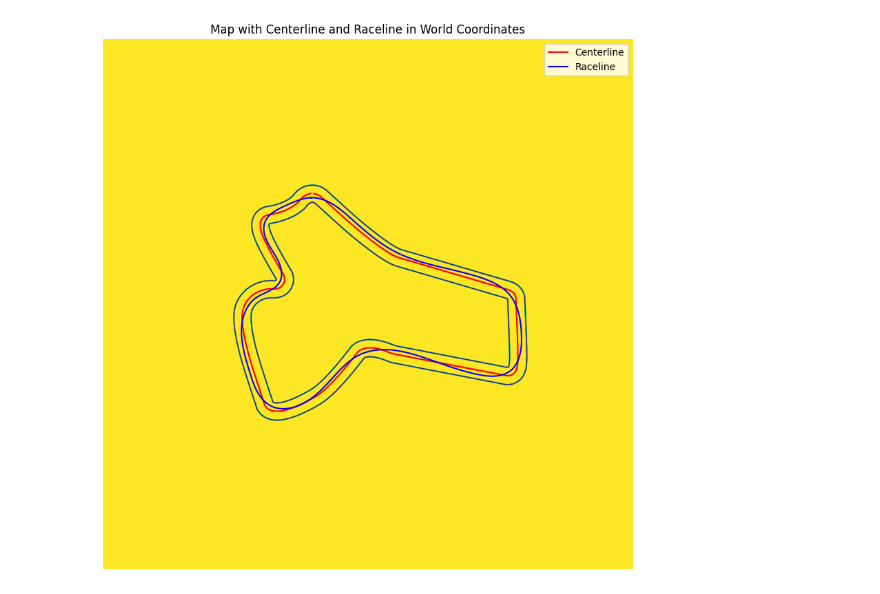
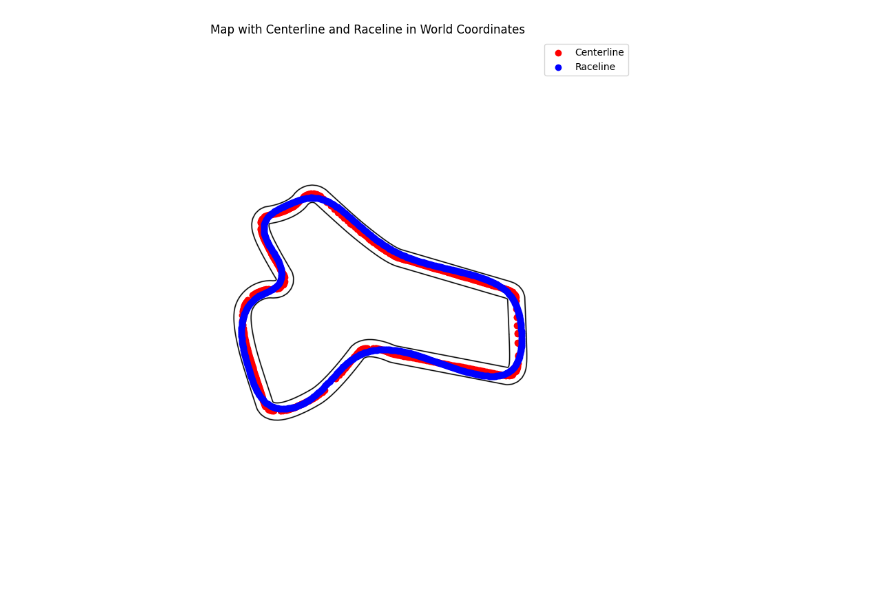
Before and after one commit to HappyWalkers/learning_adaptive_safety, a Jupyter notebook: f1tenth_racetracks_overrides/General1_cp/data.ipynb, the cells around one changed output. Cells and saved outputs as stored; diff of their text form; code cells hidden in the pictures.

```diff
--- a/f1tenth_racetracks_overrides/General1_cp/data.ipynb
+++ b/f1tenth_racetracks_overrides/General1_cp/data.ipynb
@@ -24,26 +34,22 @@ img = mpimg.imread(map_image_path)
 # %%
 # Let's convert the map image coordinates to the world frame using the provided resolution and origin.
 
 # Origin and resolution from the YAML file
 origin_x, origin_y, _ = [-78.21853769831466, -44.37590462453829, 0.0]
 resolution = 0.0625  # meters per pixel
 
-# Adjust the coordinates in the dataframes to the world frame
-centerline_df['world_x'] = (centerline_df['x'])
-centerline_df['world_y'] = (centerline_df['y'])
-
-raceline_df['world_x'] = (raceline_df['x'])
-raceline_df['world_y'] = (raceline_df['y'])
-
 # Now let's replot with the adjusted world frame coordinates
+# Display the map image
+img = mpimg.imread(map_image_path)
+# %matplotlib tk
 plt.figure(figsize=(10, 10))
 plt.imshow(img, extent=[origin_x, origin_x + img.shape[1]*resolution,
-                        origin_y, origin_y + img.shape[0]*resolution])
-plt.plot(centerline_df['world_x'], centerline_df['world_y'], 'r', label='Centerline')  # Red for centerline
-plt.plot(raceline_df['world_x'], raceline_df['world_y'], 'b', label='Raceline')  # Blue for raceline
+                        origin_y, origin_y + img.shape[0]*resolution], cmap='gray')
+plt.scatter(centerline_df.iloc[:, 0].values, centerline_df.iloc[:, 1].values, c='r', label='Centerline')  # Red for centerline
+plt.scatter(raceline_df.iloc[:, 1].values, raceline_df.iloc[:, 2].values, c='b', label='Raceline')  # Blue for raceline
 plt.legend()
 plt.axis('off')  # Turn off axis
 plt.title('Map with Centerline and Raceline in World Coordinates')
 plt.show()
 # %% [output]
-[figure, old version]
+[figure, new version]
```
Also changed, not shown: parts of 3 cells of this notebook, 11 other files.
